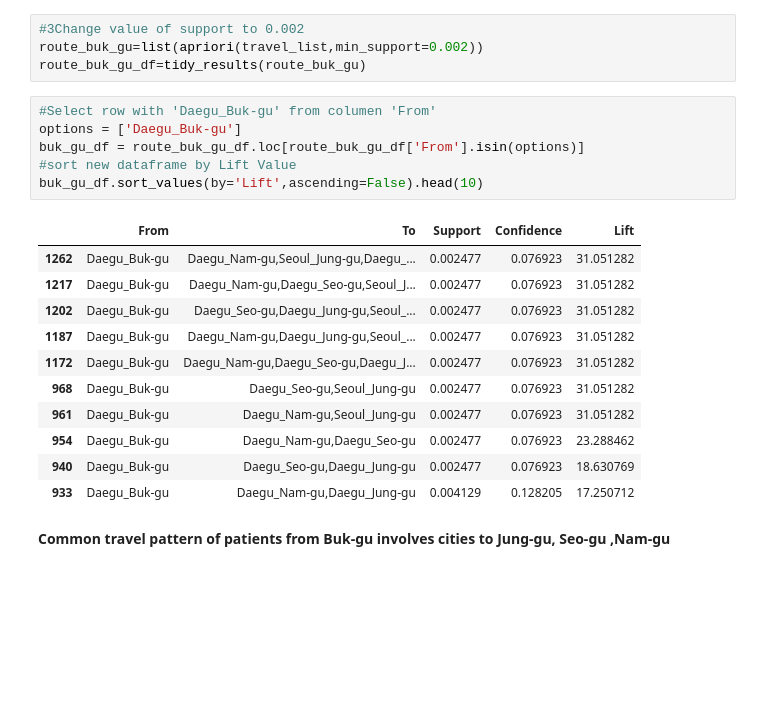
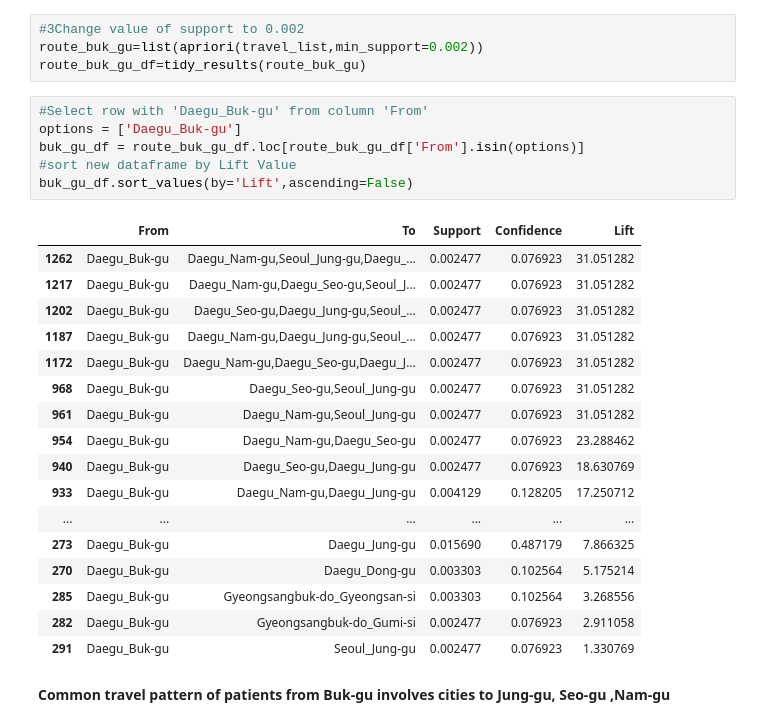
Before and after one commit to dnewton090/covid19-diagnostics, a Jupyter notebook: SKorea_AssociationMining.ipynb, the cells around one changed output. Cells and saved outputs as stored; diff of their text form; blank space fills up the shorter version.

```diff
--- a/SKorea_AssociationMining.ipynb
+++ b/SKorea_AssociationMining.ipynb
@@ -134,22 +134,28 @@ To identify travel pattern of patients from Daegu_Buk-gu we will have to play ar
 route_buk_gu=list(apriori(travel_list,min_support=0.002))
 route_buk_gu_df=tidy_results(route_buk_gu)
 # %%
-#Select row with 'Daegu_Buk-gu' from columen 'From'
+#Select row with 'Daegu_Buk-gu' from column 'From'
 options = ['Daegu_Buk-gu']
 buk_gu_df = route_buk_gu_df.loc[route_buk_gu_df['From'].isin(options)]
 #sort new dataframe by Lift Value
-buk_gu_df.sort_values(by='Lift',ascending=False).head(10)
+buk_gu_df.sort_values(by='Lift',ascending=False)
 # %% [output]
 |  | From | To | Support | Confidence | Lift |
 | 1262 | Daegu_Buk-gu | Daegu_Nam-gu,Seoul_Jung-gu,Daegu_... | 0.002477 | 0.076923 | 31.051282 |
 | 1217 | Daegu_Buk-gu | Daegu_Nam-gu,Daegu_Seo-gu,Seoul_J... | 0.002477 | 0.076923 | 31.051282 |
 | 1202 | Daegu_Buk-gu | Daegu_Seo-gu,Daegu_Jung-gu,Seoul_... | 0.002477 | 0.076923 | 31.051282 |
 | 1187 | Daegu_Buk-gu | Daegu_Nam-gu,Daegu_Jung-gu,Seoul_... | 0.002477 | 0.076923 | 31.051282 |
 | 1172 | Daegu_Buk-gu | Daegu_Nam-gu,Daegu_Seo-gu,Daegu_J... | 0.002477 | 0.076923 | 31.051282 |
 | 968 | Daegu_Buk-gu | Daegu_Seo-gu,Seoul_Jung-gu | 0.002477 | 0.076923 | 31.051282 |
 | 961 | Daegu_Buk-gu | Daegu_Nam-gu,Seoul_Jung-gu | 0.002477 | 0.076923 | 31.051282 |
 | 954 | Daegu_Buk-gu | Daegu_Nam-gu,Daegu_Seo-gu | 0.002477 | 0.076923 | 23.288462 |
 | 940 | Daegu_Buk-gu | Daegu_Seo-gu,Daegu_Jung-gu | 0.002477 | 0.076923 | 18.630769 |
 | 933 | Daegu_Buk-gu | Daegu_Nam-gu,Daegu_Jung-gu | 0.004129 | 0.128205 | 17.250712 |
+| ... | ... | ... | ... | ... | ... |
+| 273 | Daegu_Buk-gu | Daegu_Jung-gu | 0.015690 | 0.487179 | 7.866325 |
+| 270 | Daegu_Buk-gu | Daegu_Dong-gu | 0.003303 | 0.102564 | 5.175214 |
+| 285 | Daegu_Buk-gu | Gyeongsangbuk-do_Gyeongsan-si | 0.003303 | 0.102564 | 3.268556 |
+| 282 | Daegu_Buk-gu | Gyeongsangbuk-do_Gumi-si | 0.002477 | 0.076923 | 2.911058 |
+| 291 | Daegu_Buk-gu | Seoul_Jung-gu | 0.002477 | 0.076923 | 1.330769 |
 # %% [markdown]
 **Common travel pattern of patients from Buk-gu involves cities to Jung-gu, Seo-gu ,Nam-gu**
```
Also changed, not shown: 1 other file.
